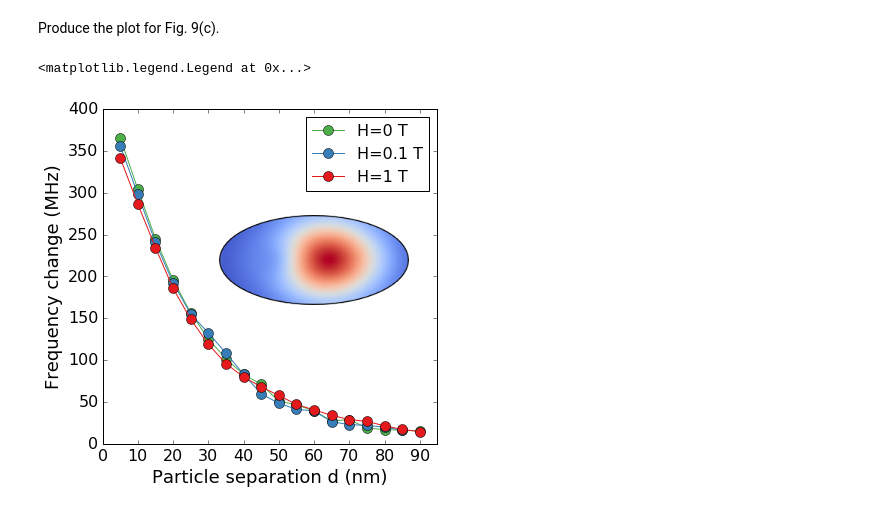
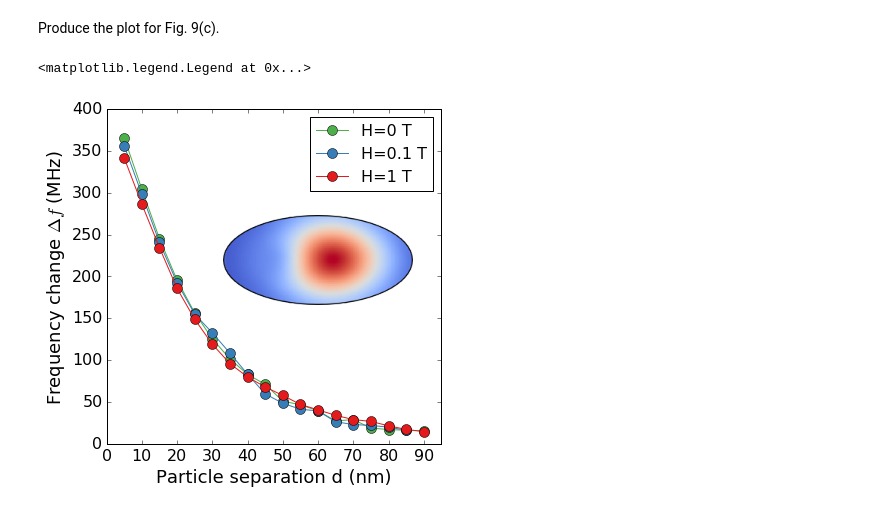
Before and after one commit to maxalbert/paper-supplement-nanoparticle-sensing, a Jupyter notebook: notebooks/fig_9c_comparison_of_frequency_change_for_various_external_field_strengths.ipynb, the cells around one changed output. Drawn from its saved outputs; the diff is of its cells as text; code cells hidden in the pictures.

```diff
--- a/notebooks/fig_9c_comparison_of_frequency_change_for_various_external_field_strengths.ipynb
+++ b/notebooks/fig_9c_comparison_of_frequency_change_for_various_external_field_strengths.ipynb
@@ -14,7 +14,7 @@ plt.style.use('style_sheets/fig9c.mplstyle')
 # %% [markdown]
 Read the data frame containing the eigenmode data and filter out the parameter values relevant for this plot.
 # %%
-df = pd.read_pickle('../data/eigenmode_info_data_frame.pickle')
+df = pd.read_csv('../data/eigenmode_info_data_frame.csv')
 df = df.query('(has_particle == True) and (x == 0) and (y == 0) and '
               '(d_particle == 20) and (Ms_particle == 1e6) and (N == 1)')
 df = df.sort_values('d')
@@ -41,19 +41,19 @@ Produce the plot for Fig. 9(c).
 # %%
 fig, ax = plt.subplots(figsize=(6, 6))
 
 for H_z, H_ext_descr, color in [(0,    '0 T',   '#4DAF4A'),
                                 (8e4,  '0.1 T', '#377EB8'),
                                 (80e4, '1 T',   '#E41A1C')
                                ]:
     plot_freq_change_vs_particle_distance_for_field_strength(ax, H_z, H_ext_descr, color)
 
 add_eigenmode_profile("../images/eigenmode_profile_with_particle_at_x_neg30_y_0_d_5.png")
 
 ax.set_xlim(0, 95)
 ax.set_xticks(range(0, 100, 10))
 ax.set_xlabel('Particle separation d (nm)')
-ax.set_ylabel('Frequency change (MHz)')
+ax.set_ylabel(r'Frequency change $\Delta f$ (MHz)')
 ax.legend(numpoints=1, loc='upper right')
 # %% [output]
 <matplotlib.legend.Legend at 0x...>
-[figure, old version]
+[figure, new version]
```
Also changed, not shown: 7 other files.
